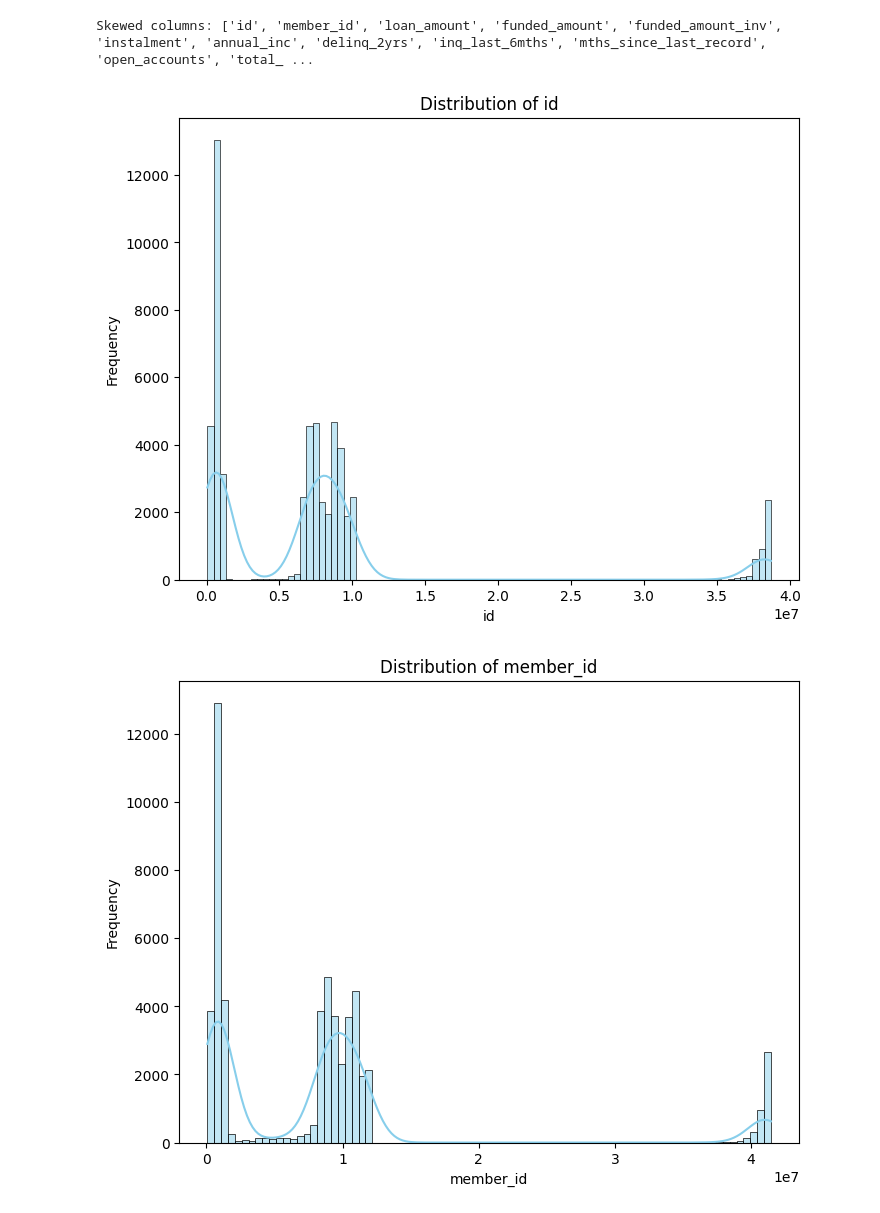
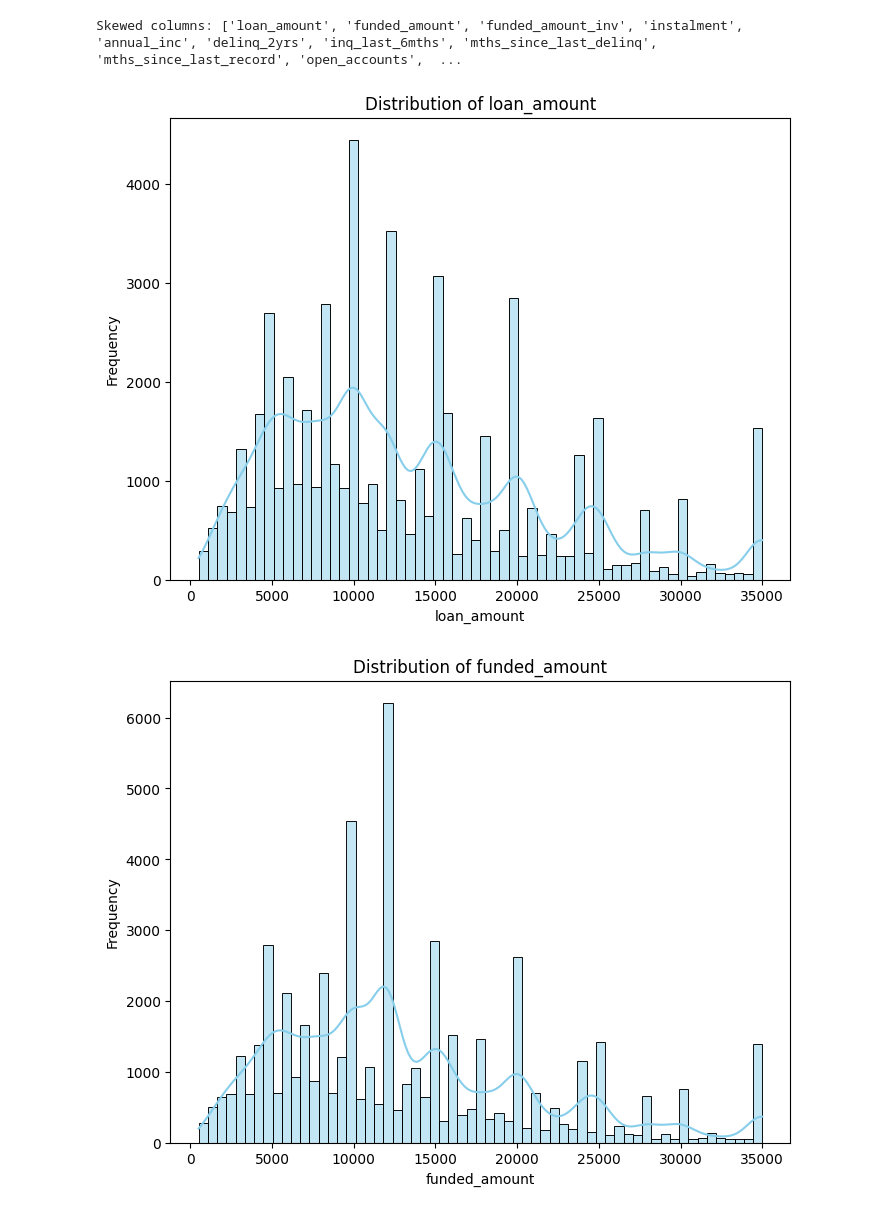
Before and after one commit to Ghelle8/exploratory-data-analysis---customer-loans-in-finance15, a Jupyter notebook: Data_Visualisation.ipynb, the cells around one changed output. Drawn from its saved outputs; the diff is of its cells as text; code cells hidden in the pictures.

```diff
--- a/Data_Visualisation.ipynb
+++ b/Data_Visualisation.ipynb
@@ -16,11 +16,19 @@ class Plotter:
 
 class DataFrameTransform:
     @staticmethod
-    def identify_skewed_columns(df: pd.DataFrame, skew_threshold: float = 0.5) -> list:
+    def identify_skewed_columns(df: pd.DataFrame, skew_threshold: float = 0.5, exclude_columns: list = None) -> list:
+        if exclude_columns is None:
+            exclude_columns = []
+
         numeric_df = df.select_dtypes(include=np.number)
+
+        # Remove excluded columns from consideration
+        numeric_df = numeric_df.drop(columns=exclude_columns, errors='ignore')
+
         skewness = numeric_df.skew()
         skewed_columns = skewness[abs(skewness) > skew_threshold].index.tolist()
         return skewed_columns
+
 
     @staticmethod
     def apply_best_transformation(df: pd.DataFrame, skewed_columns: list) -> pd.DataFrame:
@@ -32,37 +40,38 @@ class DataFrameTransform:
 
 if __name__ == "__main__":
     # Load DataFrame from CSV file
-    file_path = '/Users/fahiyeyusuf/Desktop/CLIF_data.csv'
+    file_path = '/Users/fahiyeyusuf/Desktop/CLIF_data_specific_values_cleaned.csv'
     df = pd.read_csv(file_path)
 
     # Example usage:
-    # Step 1: Identify skewed columns
-    skewed_columns = DataFrameTransform.identify_skewed_columns(df)
+    # Step 1: Identify skewed columns, excluding certain columns
+    columns_to_exclude = ['id','member_id']  # Specify columns to exclude from skewness calculation
+    skewed_columns = DataFrameTransform.identify_skewed_columns(df, exclude_columns=columns_to_exclude)
     print("Skewed columns:", skewed_columns)
 
     # Visualize the data using Plotter
     for column in skewed_columns:
         Plotter.visualize_distribution(df[column], column)
 
     # Step 2: Perform transformations to reduce skew
     df_transformed = DataFrameTransform.apply_best_transformation(df, skewed_columns)
 
     # Visualize the transformed data
     for column in skewed_columns:
         Plotter.visualize_distribution(df_transformed[column], column)
 
     # Step 3: Apply transformations to reduce skew
     df = df_transformed.copy()
 
     # Step 4: Save a separate copy of DataFrame
     df_copy = df.copy()
 
     # Specify the path where you want to save the new CSV file
     output_csv_path = '/Users/fahiyeyusuf/Desktop/CLIF_data_transformed.csv'
 
     # Save the DataFrame to a new CSV file
     df_copy.to_csv(output_csv_path, index=False)
 # %% [output]
-Skewed columns: ['id', 'member_id', 'loan_amount', 'funded_amount', 'funded_amount_inv', 'instalment', 'annual_inc', 'delinq_2yrs', 'inq_last_6mths', 'mths_since_last_record', 'open_accounts', 'total_ ...
+Skewed columns: ['loan_amount', 'funded_amount', 'funded_amount_inv', 'instalment', 'annual_inc', 'delinq_2yrs', 'inq_last_6mths', 'mths_since_last_delinq', 'mths_since_last_record', 'open_accounts',  ...
-[figure, old version]
+[figure, new version]
-[figure, old version]
+[figure, new version]
```
Also changed, not shown: parts of 3 cells of this notebook, 3 other files.
